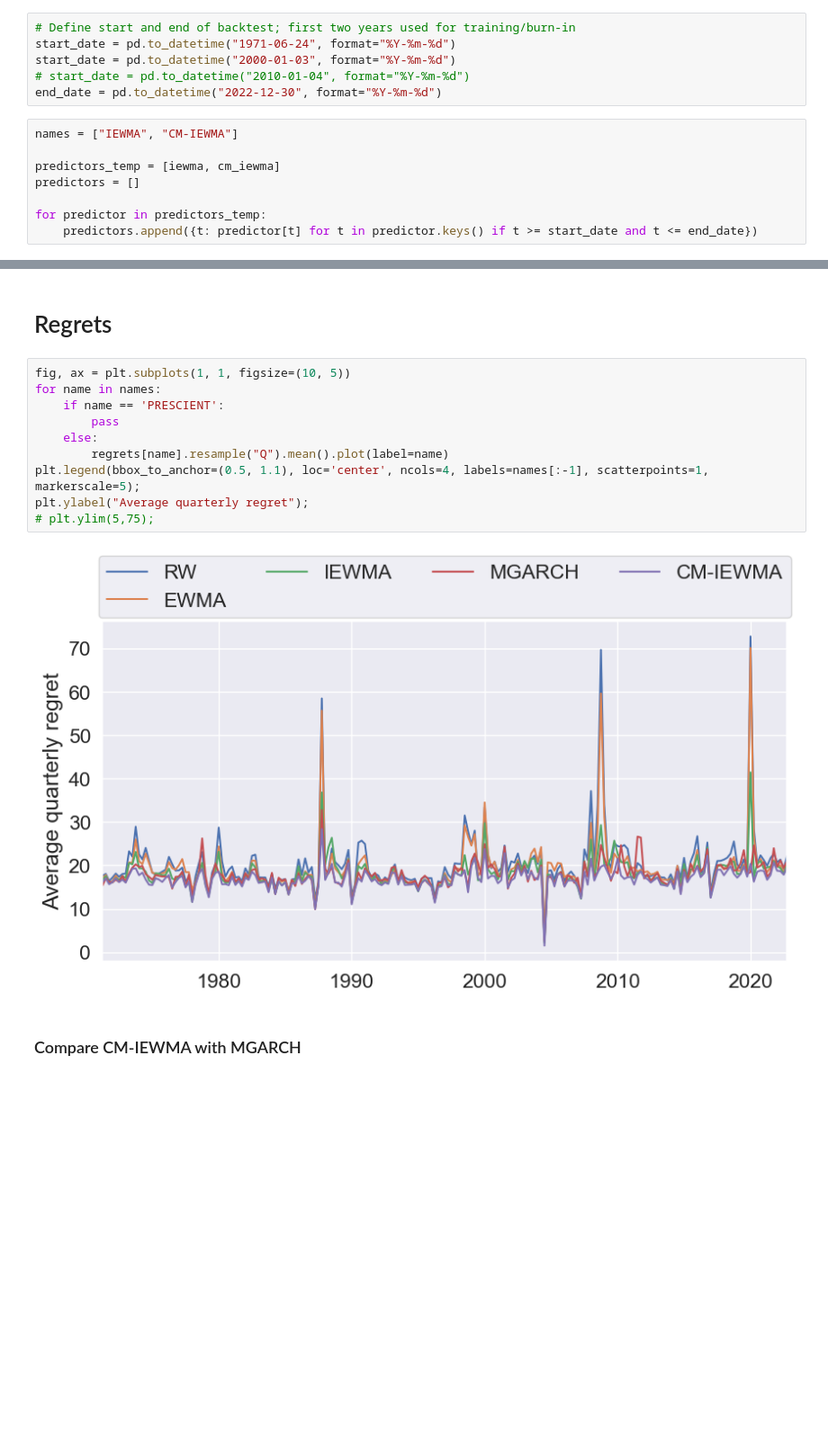
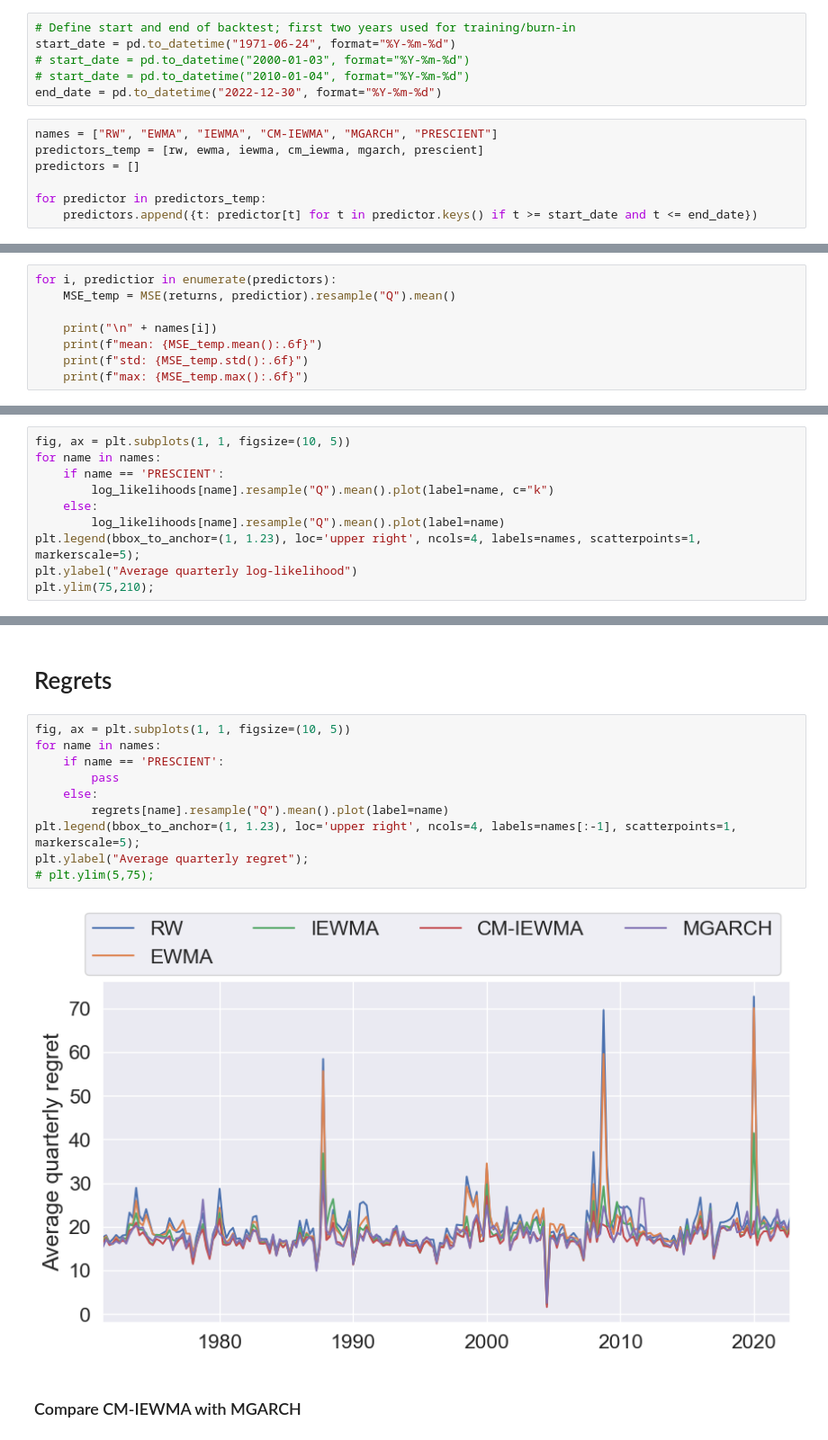
Before and after one commit to cvxgrp/cov_pred_finance, a Jupyter notebook: experiments/industry_portfolios.ipynb, the cells around one changed output, grey strips where cells are left out. Shown at 90% size. Cells and saved outputs as stored; diff of their text form; blank space fills up the shorter version.

```diff
--- a/experiments/industry_portfolios.ipynb
+++ b/experiments/industry_portfolios.ipynb
@@ -100,13 +100,12 @@ for t in returns.index:
 # %%
 # Define start and end of backtest; first two years used for training/burn-in
 start_date = pd.to_datetime("1971-06-24", format="%Y-%m-%d")
-start_date = pd.to_datetime("2000-01-03", format="%Y-%m-%d")
+# start_date = pd.to_datetime("2000-01-03", format="%Y-%m-%d")
 # start_date = pd.to_datetime("2010-01-04", format="%Y-%m-%d")
 end_date = pd.to_datetime("2022-12-30", format="%Y-%m-%d")
 # %%
-names = ["IEWMA", "CM-IEWMA"]
-
-predictors_temp = [iewma, cm_iewma]
+names = ["RW", "EWMA", "IEWMA", "CM-IEWMA", "MGARCH", "PRESCIENT"]
+predictors_temp = [rw, ewma, iewma, cm_iewma, mgarch, prescient]
 predictors = []
 
 for predictor in predictors_temp:
@@ -147,0 +133,8 @@ plt.gcf().autofmt_xdate()
+# %%
+for i, predictior in enumerate(predictors):
+    MSE_temp = MSE(returns, predictior).resample("Q").mean()
+
+    print("\n" + names[i])
+    print(f"mean: {MSE_temp.mean():.6f}")
+    print(f"std: {MSE_temp.std():.6f}")
+    print(f"max: {MSE_temp.max():.6f}")
@@ -170 +181,11 @@ Computing CM-IEWMA log-likelihood...
 Computing PRESCIENT log-likelihood...
+# %%
+fig, ax = plt.subplots(1, 1, figsize=(10, 5))
+for name in names:
+    if name == 'PRESCIENT':
+        log_likelihoods[name].resample("Q").mean().plot(label=name, c="k")
+    else:
+        log_likelihoods[name].resample("Q").mean().plot(label=name)
+plt.legend(bbox_to_anchor=(1, 1.23), loc='upper right', ncols=4, labels=names, scatterpoints=1, markerscale=5);
+plt.ylabel("Average quarterly log-likelihood")
+plt.ylim(75,210);
@@ -185,15 +208,15 @@ plt.ylim(75,210);
 # %%
 fig, ax = plt.subplots(1, 1, figsize=(10, 5))
 for name in names:
     if name == 'PRESCIENT':
         pass
     else:
         regrets[name].resample("Q").mean().plot(label=name)
-plt.legend(bbox_to_anchor=(0.5, 1.1), loc='center', ncols=4, labels=names[:-1], scatterpoints=1, markerscale=5);
+plt.legend(bbox_to_anchor=(1, 1.23), loc='upper right', ncols=4, labels=names[:-1], scatterpoints=1, markerscale=5);
 plt.ylabel("Average quarterly regret");
 # plt.ylim(5,75);
 # %% [output]
-[figure, old version]
+[figure, new version]
 # %% [markdown]
 ### Compare CM-IEWMA with MGARCH
 # %%
```
Also changed, not shown: parts of 10 cells of this notebook, 14 other files.
